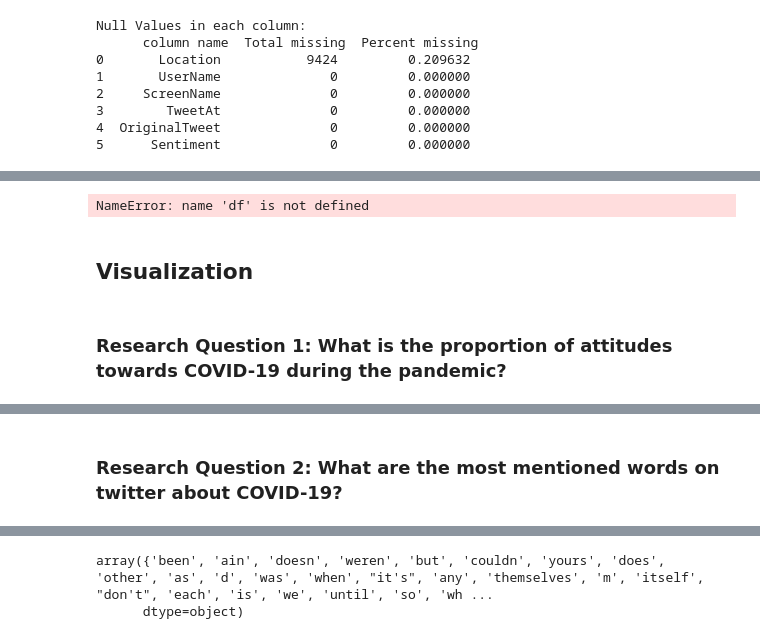
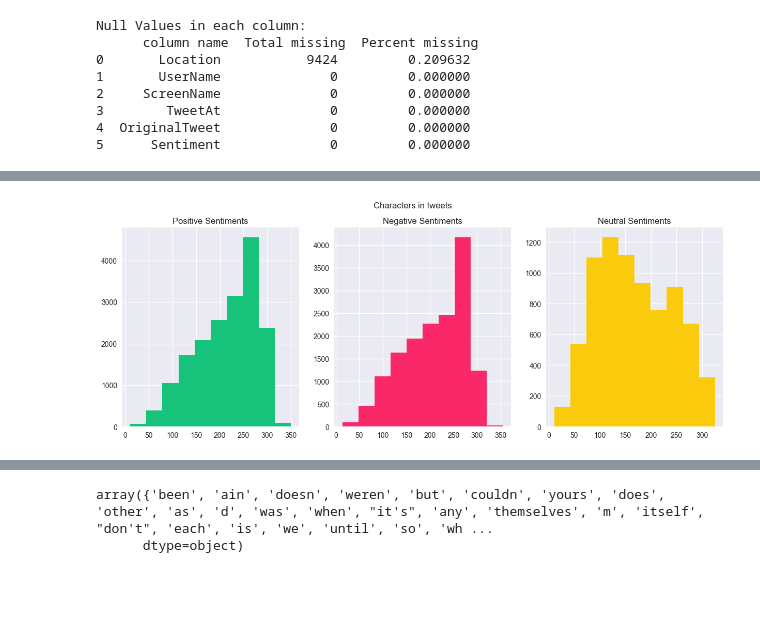
Before and after one commit to ReproTeach/final-project-finalprojx, a Jupyter notebook: lzzz.ipynb, the cells around one changed output, grey strips where cells are left out. Drawn from its saved outputs; the diff is of its cells as text; code cells hidden in the pictures; blank space fills up the shorter version.

```diff
--- a/lzzz.ipynb
+++ b/lzzz.ipynb
@@ -159,39 +176,3 @@ Null Values in each column:
-# %%
-# Sentiment Analysis
-
-df['text'] = df.OriginalTweet
-df["text"] = df["text"].astype(str)
-
-train['text'] = train.OriginalTweet
-train["text"] = train["text"].astype(str)
-
-test['text'] = test.OriginalTweet
-test["text"] = test["text"].astype(str)
-# Data has 5 classes, let's convert them to 3
-def classes_def(x):
-    if x ==  "Extremely Positive":
-        return "positive"
-    elif x == "Extremely Negative":
-        return "negative"
-    elif x == "Negative":
-        return "negative"
-    elif x ==  "Positive":
-        return "positive"
-    else:
-        return "neutral"
-
-df['sentiment']=df['Sentiment'].apply(lambda x:classes_def(x))
-train['sentiment']=train['Sentiment'].apply(lambda x:classes_def(x))
-test['sentiment']=test['Sentiment'].apply(lambda x:classes_def(x))
-target=df['sentiment']
-
-df.sentiment.value_counts(normalize= True)
-# %% [output]
-NameError: name 'df' is not defined
-# %% [markdown]
-## Visualization
-# %% [markdown]
-### Research Question 1: What is the proportion of attitudes towards COVID-19 during the pandemic?
 # %%
 class_df = df.groupby('sentiment').count()['text'].reset_index().sort_values(by='text',ascending=False)
 class_df.style.background_gradient(cmap='winter')
@@ -215,5 +196,22 @@ fig.add_trace(go.Bar(x=x.index,y=x.values,marker_color=['#17C37B','#F92969','#FA
 # %% [output]
 [figure]
 [interactive output not drawn]
-# %% [markdown]
-### Research Question 2: What are the most mentioned words on twitter about COVID-19?
+# %%
+fig,(ax1,ax2,ax3)=plt.subplots(1,3,figsize=(15,5))
+
+tweet_len=train[train['sentiment']=="positive"]['text'].str.len()
+ax1.hist(tweet_len,color='#17C37B')
+ax1.set_title('Positive Sentiments')
+
+tweet_len=train[train['sentiment']=="negative"]['text'].str.len()
+ax2.hist(tweet_len,color='#F92969')
+ax2.set_title('Negative Sentiments')
+
+tweet_len=train[train['sentiment']=="neutral"]['text'].str.len()
+ax3.hist(tweet_len,color='#FACA0C')
+ax3.set_title('Neutral Sentiments')
+
+fig.suptitle('Characters in tweets')
+plt.show()
+# %% [output]
+[figure, added]
```
Also changed, not shown: parts of 26 cells of this notebook.
